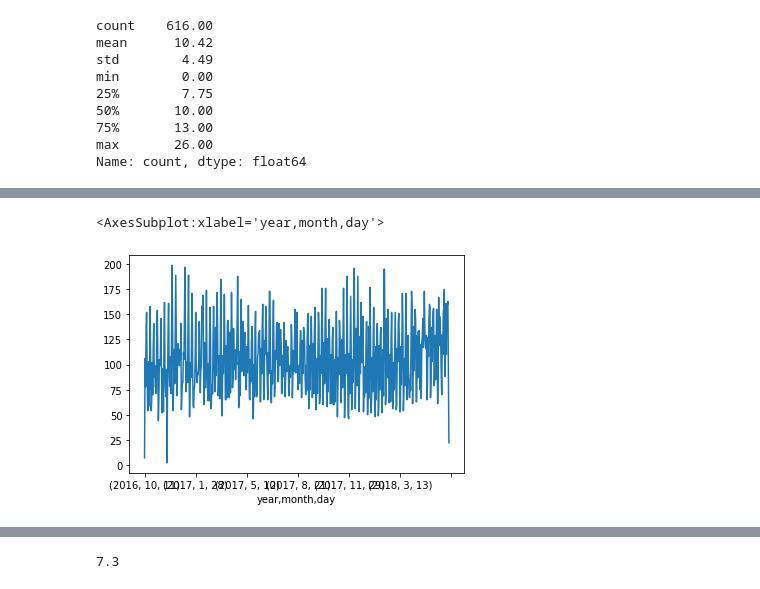
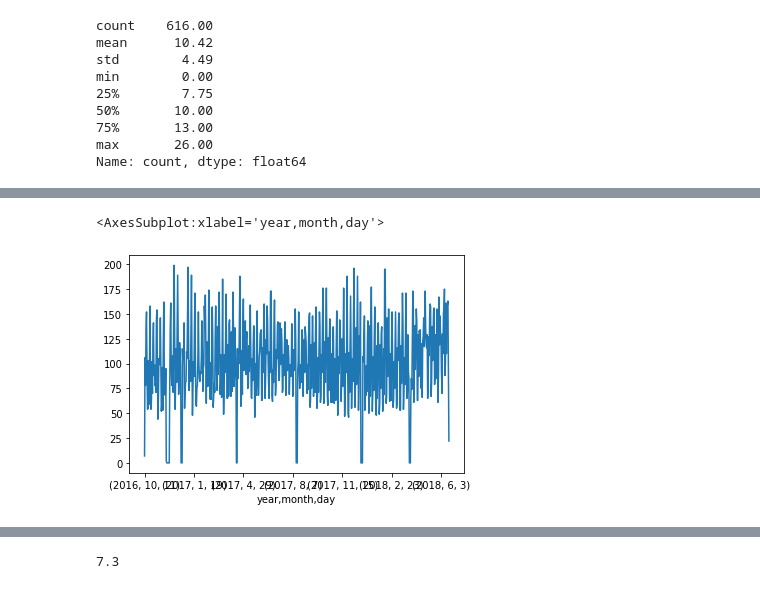
Before and after one commit to florianhx/Pizza, a Jupyter notebook: Pizza.ipynb, the cells around one changed output, grey strips where cells are left out. Saved outputs shown, nothing was run; the diff lists cells and outputs as text; code cells hidden in the pictures.

```diff
--- a/Pizza.ipynb
+++ b/Pizza.ipynb
@@ -294,7 +328,7 @@ opened=daily_sum.query('count > 0')
 # %%
-daily_sum.query('count > 0')['count'].plot()
+daily_sum['count'].plot()
 # %% [output]
 <AxesSubplot:xlabel='year,month,day'>
-[figure, old version]
+[figure, new version]
 # %%
 model = LinearRegression()
```
Also changed, not shown: parts of 51 cells of this notebook.
